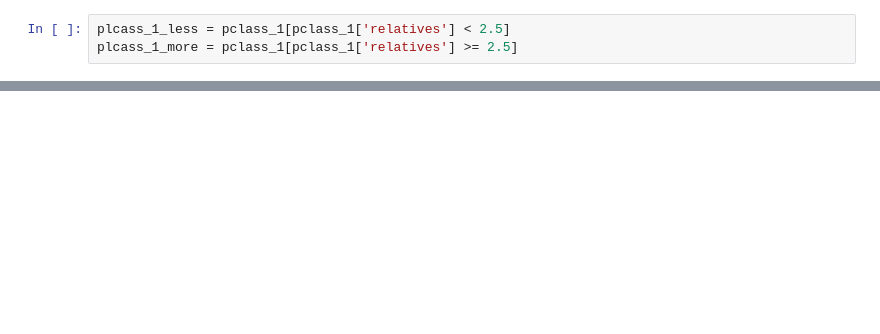
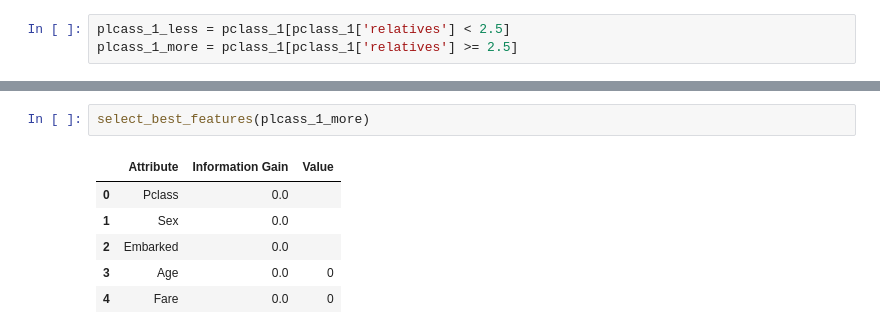
Before and after one commit to justshfarida/ArtificialIntelligence, a Jupyter notebook: pw1/titanic.ipynb, the cells around one changed output, grey strips where cells are left out. Drawn from its saved outputs; the diff is of its cells as text; blank space fills up the shorter version.

```diff
--- a/pw1/titanic.ipynb
+++ b/pw1/titanic.ipynb
@@ -347,0 +288,9 @@ plcass_1_more = pclass_1[pclass_1['relatives'] >= 2.5]
+# %%
+select_best_features(plcass_1_more)
+# %% [output]
+|  | Attribute | Information Gain | Value |
+| 0 | Pclass | 0.0 |  |
+| 1 | Sex | 0.0 |  |
+| 2 | Embarked | 0.0 |  |
+| 3 | Age | 0.0 | 0 |
+| 4 | Fare | 0.0 | 0 |
```
Also changed, not shown: parts of 26 cells of this notebook, 1 other file.
